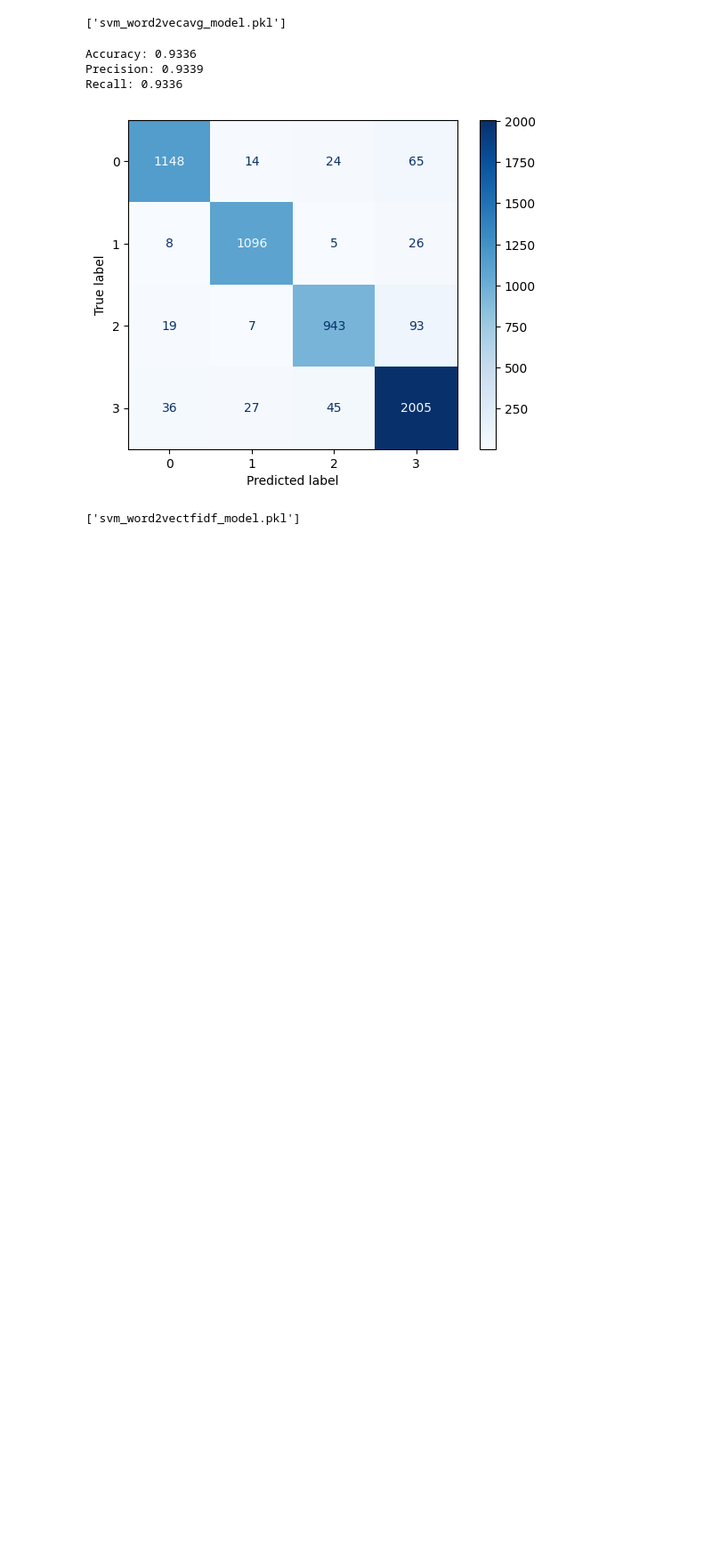
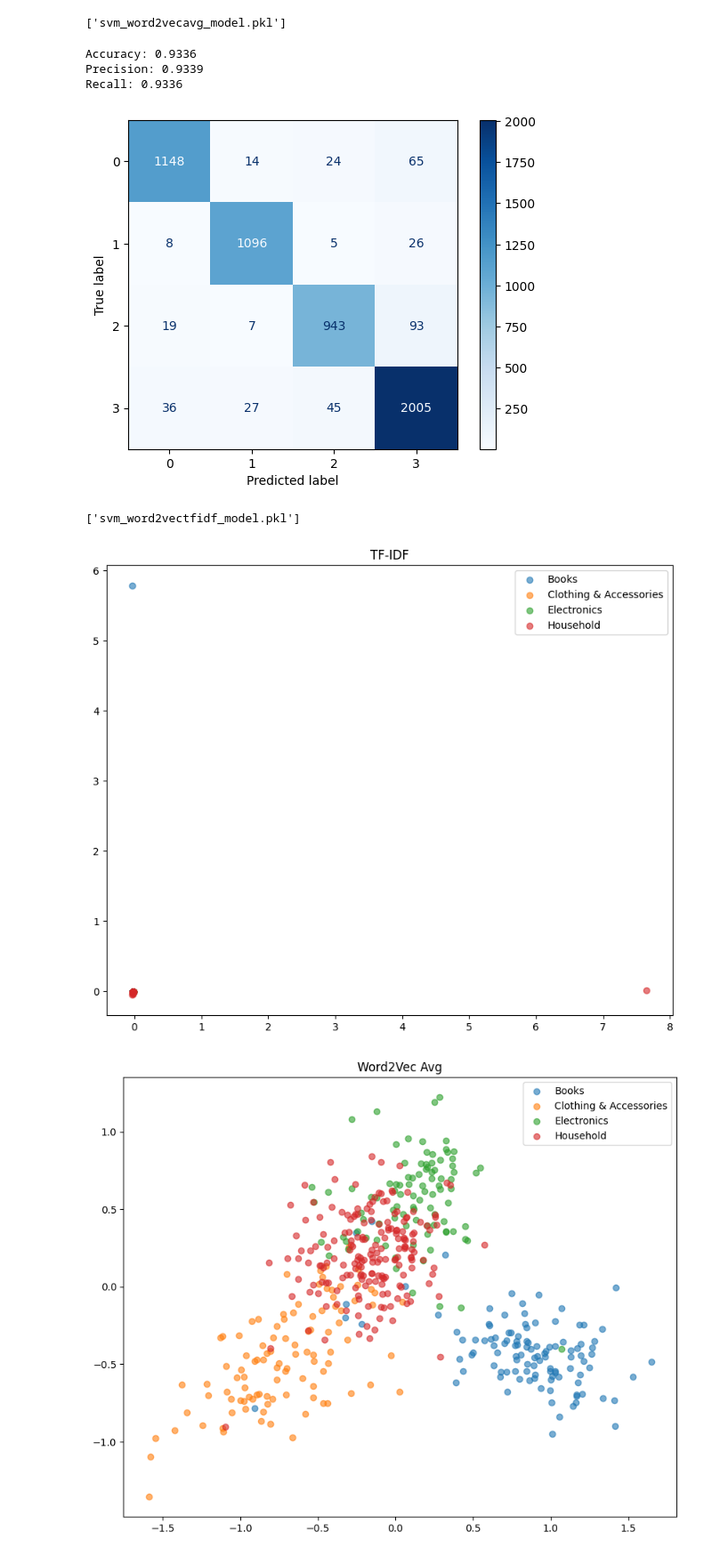
Before and after one commit to AlirezaSaffar/ecommerce-text-classifier, a Jupyter notebook: main.ipynb, the cells around one changed output. Shown at 89% size. Saved outputs shown, nothing was run; the diff lists cells and outputs as text; code cells hidden in the pictures; blank space fills up the shorter version.

Commit message:
vector visualizing added

```diff
--- a/main.ipynb
+++ b/main.ipynb
@@ -834,6 +835,30 @@ def train_word2vectfidf(w2v_model, df):
     evaluate_model(clf, X_test, y_test)
 
     return clf, X_train, X_test, y_train, y_test
+
+
+def visualize_vectors(vectors_dict, labels):
+
+    categories = np.unique(labels)
+    colors = plt.cm.tab20.colors
+
+    plt.figure(figsize=(18, 5))
+
+    for i, (method, vectors) in enumerate(vectors_dict.items(), 1):
+        pca = PCA(n_components=2)
+        X_2d = pca.fit_transform(vectors)
+
+        plt.subplot(1, len(vectors_dict), i)
+        for idx, cat in enumerate(categories):
+            mask = labels == cat
+            plt.scatter(X_2d[mask, 0], X_2d[mask, 1], label=cat, color=colors[idx % 20], alpha=0.6)
+        plt.title(method)
+        plt.xlabel("PCA 1")
+        plt.ylabel("PCA 2")
+        plt.legend(fontsize=8)
+
+    plt.tight_layout()
+    plt.show()
 # %%
 df = pd.read_csv("clean_tokens_with_category.csv")
 
@@ -1034,3 +1059,20 @@ Recall: 0.9336
 joblib.dump(clf1, "svm_word2vectfidf_model.pkl")
 # %% [output]
 ['svm_word2vectfidf_model.pkl']
+# %%
+X_w2v_avg = np.vstack([X_train, X_test])
+y_w2v_avg = np.concatenate([y_train, y_test])
+X_w2v_tfidf = np.vstack([X_train1, X_test1])
+y_w2v_tfidf = np.concatenate([y_train1, y_test1])
+X_dense = X_sparse.toarray()
+y_all = y
+vectors_dict = {
+    "TF-IDF": X_dense,
+    "Word2Vec Avg": X_w2v_avg,
+    "Word2Vec+TF-IDF": X_w2v_tfidf
+}
+
+visualize_vectors(vectors_dict, y_all)
+# %% [output]
+[figure, added]
+[figure, added]
```
Also changed, not shown: parts of 4 cells of this notebook.
